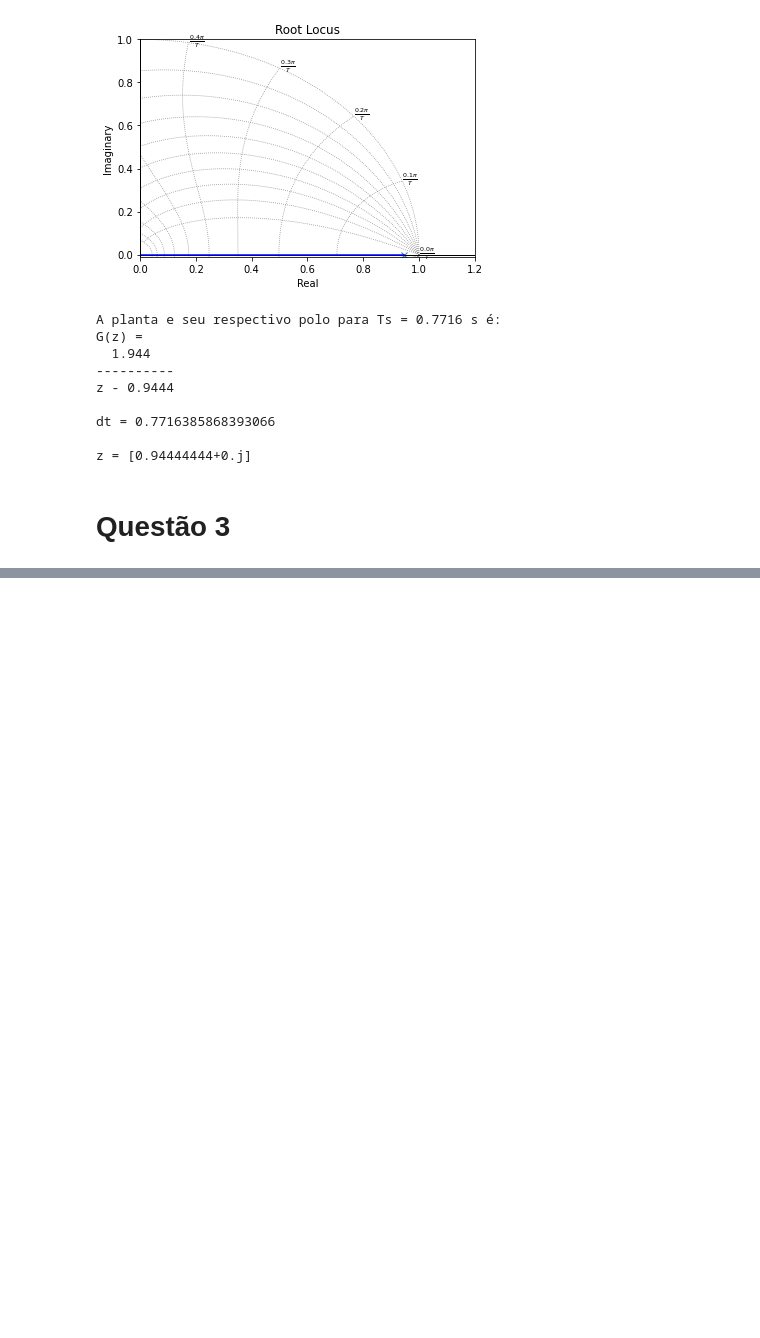
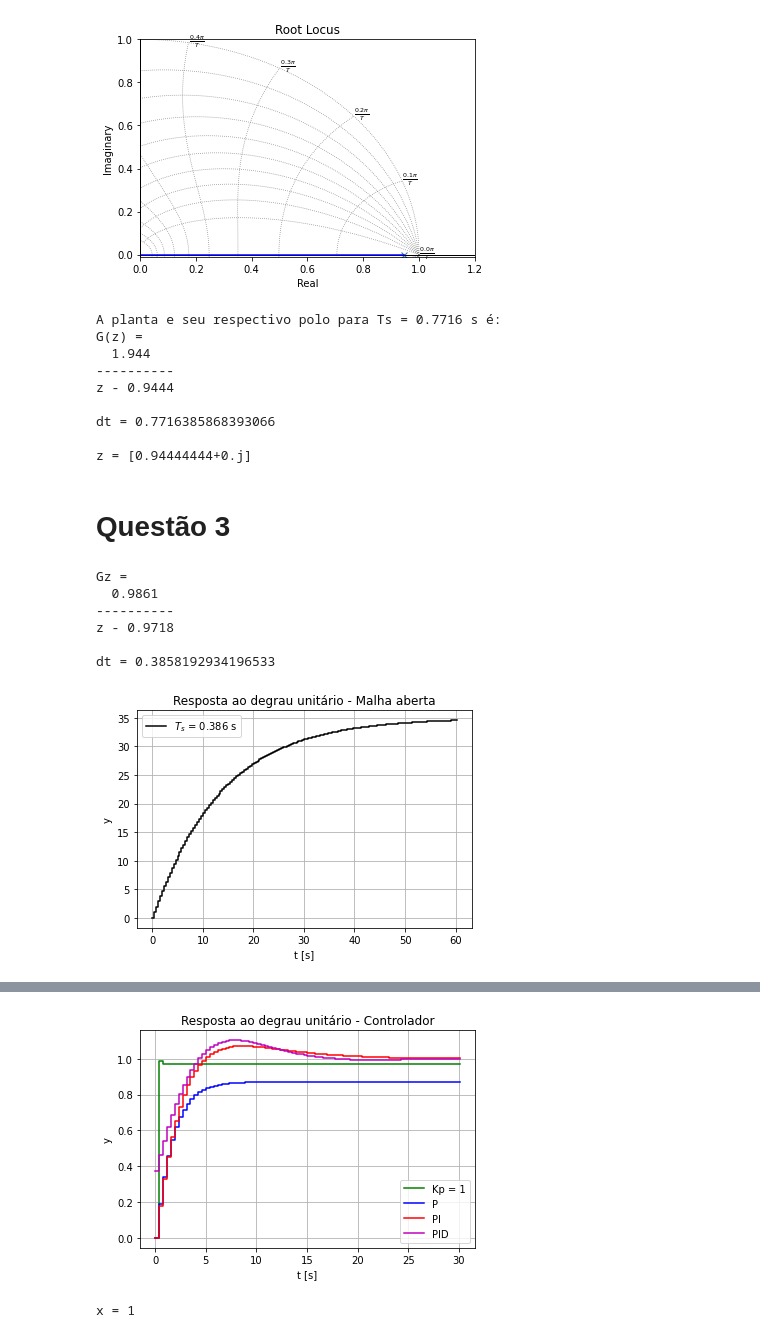
Before and after one commit to Widmark-Kaue/digital-signal-processing, a Jupyter notebook: avl1.ipynb, the cells around one changed output, grey strips where cells are left out. Drawn from its saved outputs; the diff is of its cells as text; code cells hidden in the pictures; blank space fills up the shorter version.

Commit message:
projeto dos controladores terminado

```diff
--- a/avl1.ipynb
+++ b/avl1.ipynb
@@ -10,7 +10,7 @@ IMAGES = Path('images')
 # Questão 1
 # %%
 # Dados fornecidos
-TD = 0
+TD = 2
 T1 = 13.5
 K  = 35
 
@@ -122,3 +122,68 @@ dt = 0.7716385868393066
 z = [0.94444444+0.j]
 # %% [markdown]
 # Questão 3
+# %%
+# Tempo de amostragem e resposta da planta discreta em malha aberta
+Tsf = Ts/2
+
+Gz = m.c2d(Gs, Tsf, 'zoh')
+print(f'Gz = {Gz}')
+
+y,t = m.step(Gz, 60)
+plt.step(t,y, 'k', where = 'post', label = f'$T_s$ = {round(Tsf, 3)} s')
+plt.title('Resposta ao degrau unitário - Malha aberta')
+plt.xlabel('t [s]')
+plt.ylabel('y')
+
+plt.grid()
+plt.legend()
+plt.show()
+
+#-----  Projeto do controlador ------
+
+# Sintonia por Ziegler-Nichols
+Kp = np.array([(TD*K)/T1, 1, 0.9, 1.2])*T1/(TD*K)
+Ti = np.array([0,         0, 3.3,   2])*TD
+Td = np.array([0,         0,   0, 0.5])*TD
+
+control = ['Kp = 1', 'P', 'PI', 'PID']
+stInf   = []
+
+for i in range(len(control)):
+    print(15*'-'+f'Controlador: {control[i]}'+15*'-')
+    print(f'Kp = {round(Kp[i],3)}')
+    print(f'Ti = {round(Ti[i],3)}')
+    print(f'Td = {round(Td[i],3)}\n')
+
+    s = m.tf('s')
+    Cs = Kp[i]*(1+ Td[i]*s + (1/(Ti[i]*s) if Ti[i] != 0 else 0) )
+    Gsma = Cs*Gs
+
+    print(f'C(s) = {Cs}')
+    print(f'Gma(s) = {Gsma}')
+
+    Gzma = m.c2d(Gsma,Tsf, 'zoh')
+    Gzmf = m.feedback(Gzma, 1)
+
+    print(f'Gma(z) = {Gzma}')
+    print(f'Gmf(z) = {Gzmf}')
+
+    y,t = m.step(Gzmf,30)
+    stInf.append(m.stepinfo(Gzmf, 30)['Overshoot'])
+    plt.step(t,y, color[i], where = 'post', label = control[i])
+
+plt.title('Resposta ao degrau unitário - Controlador')
+plt.xlabel('t [s]')
+plt.ylabel('y')
+
+plt.grid()
+plt.legend()
+plt.show()
+# %% [output]
+Gz =
+  0.9861
+----------
+z - 0.9718
+
+dt = 0.3858192934196533
+[figure, added]
@@ -124,0 +207,7 @@ z = [0.94444444+0.j]
+[figure, added]
+# %%
+#------- Escolha do Controlador -------
+for i in range(len(control)):
+    print(15*'-'+f'Controlador: {control[i]}'+15*'-')
+# %% [output]
+x = 1
```
Also changed, not shown: parts of 1 cell of this notebook.
